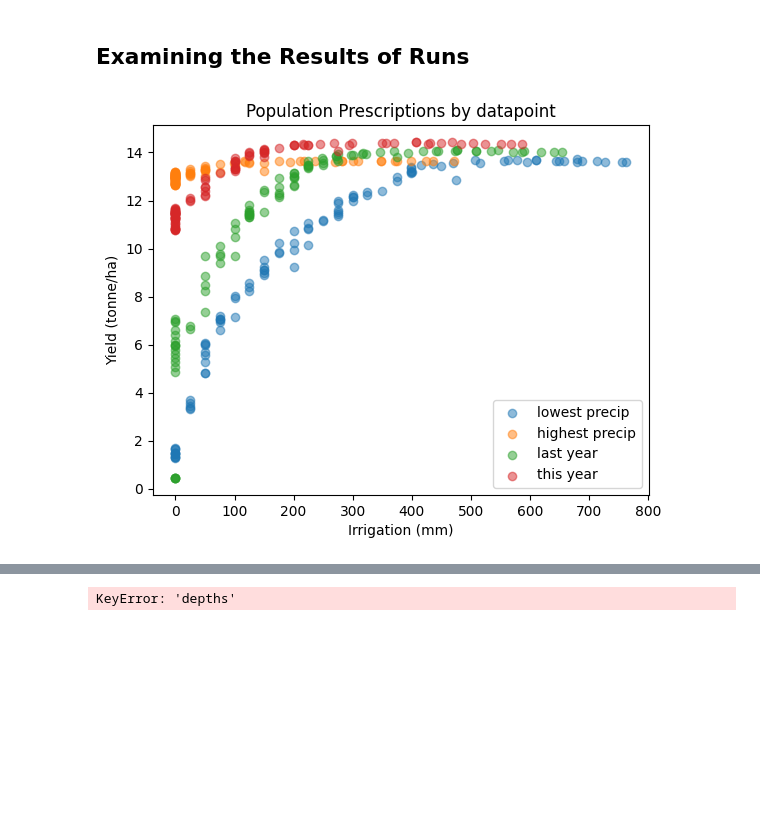
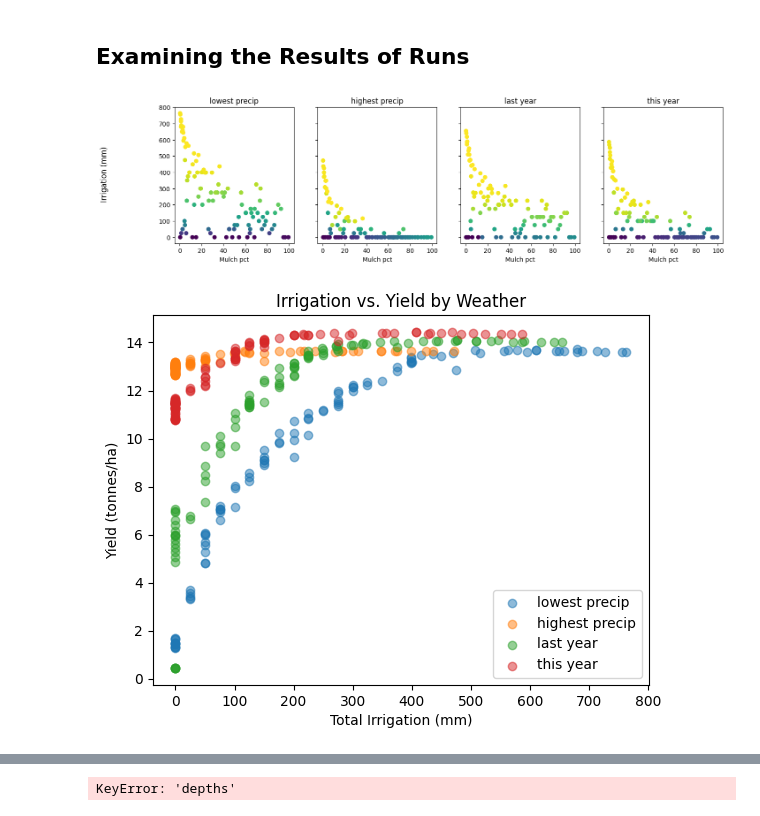
Before and after one commit to danyoungday/praise, a Jupyter notebook: play.ipynb, the cells around one changed output, grey strips where cells are left out. Cells and saved outputs as stored; diff of their text form; code cells hidden in the pictures; blank space fills up the shorter version.

```diff
--- a/play.ipynb
+++ b/play.ipynb
@@ -56,7 +56,7 @@ tensor([-0.1018, -0.2872,  0.3088, -0.0766,  0.1055, -0.3352, -0.2901, -0.2157,
 # %% [markdown]
 ## Examine Results of Experiment
 # %%
-results_df = pd.read_csv("results/rnn-seeded/results.csv")
+results_df = pd.read_csv("results/potato/results.csv")
 baseline_df = pd.read_csv("baselines/one-season.csv")
 results_df[results_df["gen"] == results_df["gen"].max()]
 # %% [output]
@@ -129,30 +130,43 @@ config["n_jobs"] = 1
 evaluator = AquaCropEvaluator(**config["eval_params"])
 factory = RNNPrescriptorFactory()
 
-population = factory.load_population("results/rnn-seeded/population")
+population = factory.load_population("results/potato/population")
 cand_ids = gen_df["cand_id"].tolist()
 results_dfs = {}
 for cand_id in tqdm(cand_ids):
     cand = population[cand_id]
-    results_dfs[cand_id] = evaluator.run_aquacrop(cand)
+    results_dfs[cand_id] = evaluator.run_candidate(cand)
 # %%
 yields = np.zeros((len(cand_ids), 4))
 irrs = np.zeros((len(cand_ids), 4))
+mulches = np.zeros((len(cand_ids), 4))
 for i, (cand_id, results_df) in enumerate(results_dfs.items()):
     for j in range(4):
         yields[i, j] = results_df.iloc[j]["yield"]
         irrs[i, j] = results_df.iloc[j]["irrigation"]
+        mulches[i, j] = results_df.iloc[j]["mulch_pct"]
 
 labels = ["lowest precip", "highest precip", "last year", "this year"]
+fig, axes = plt.subplots(1, 4, figsize=(16, 4), sharey=True)
 for j in range(4):
-    plt.scatter(irrs[:, j], yields[:, j], label=labels[j], alpha=0.5)
-plt.title("Population Prescriptions by datapoint")
-plt.xlabel("Irrigation (mm)")
-plt.ylabel("Yield (tonne/ha)")
-plt.legend()
+    axes[j].scatter(mulches[:, j], irrs[:, j], c=yields[:, j])
+    axes[j].set_xlabel("Mulch pct")
+    axes[j].set_title(labels[j])
+fig.supylabel("Irrigation (mm)")
 plt.show()
 # %% [output]
-[figure, old version]
+[figure, new version]
+# %%
+fig, ax = plt.subplots()
+for j in range(4):
+    ax.scatter(irrs[:, j], yields[:, j], label=labels[j], alpha=0.5)
+ax.set_title("Irrigation vs. Yield by Weather")
+ax.set_xlabel("Total Irrigation (mm)")
+ax.set_ylabel("Yield (tonnes/ha)")
+ax.legend()
+plt.show()
+# %% [output]
+[figure, added]
 # %%
 wdf = evaluator.weather_data
 print(wdf.columns)
```
Also changed, not shown: parts of 6 cells of this notebook, 3 other files.
